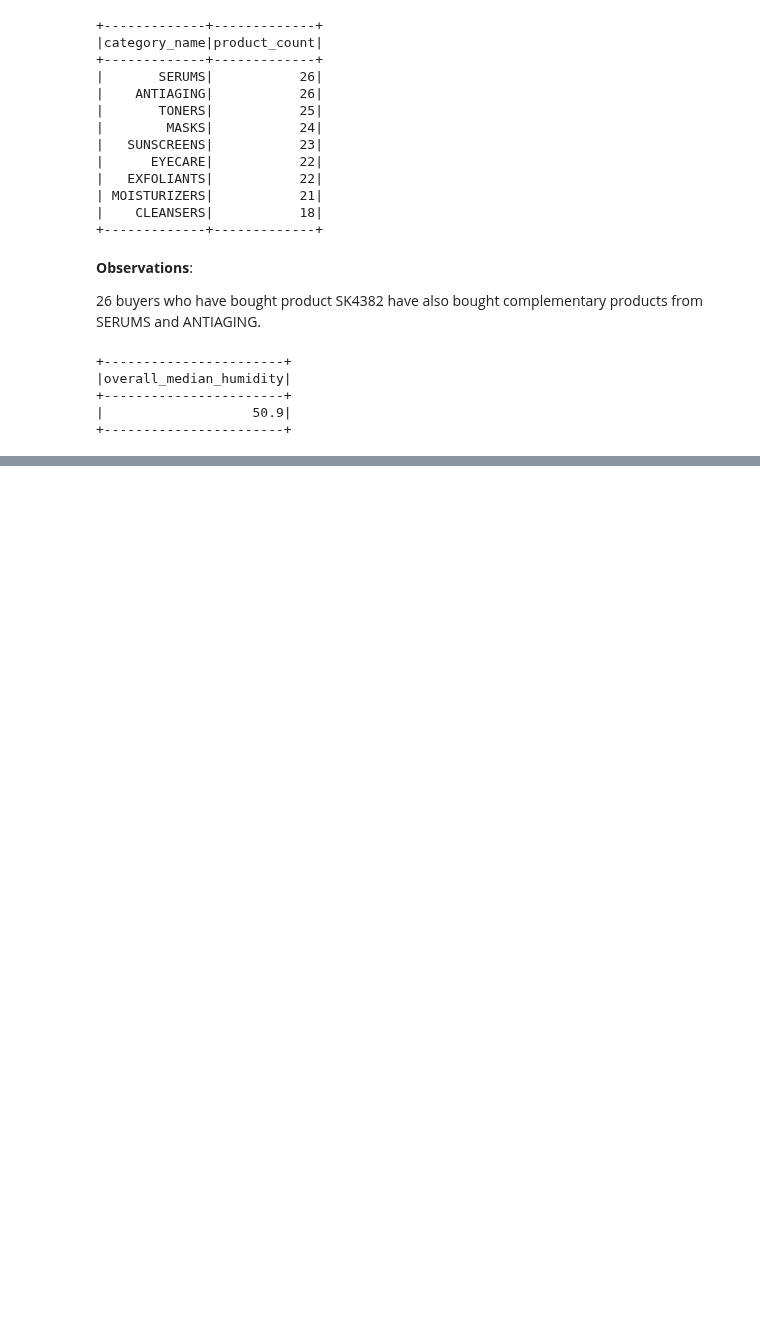
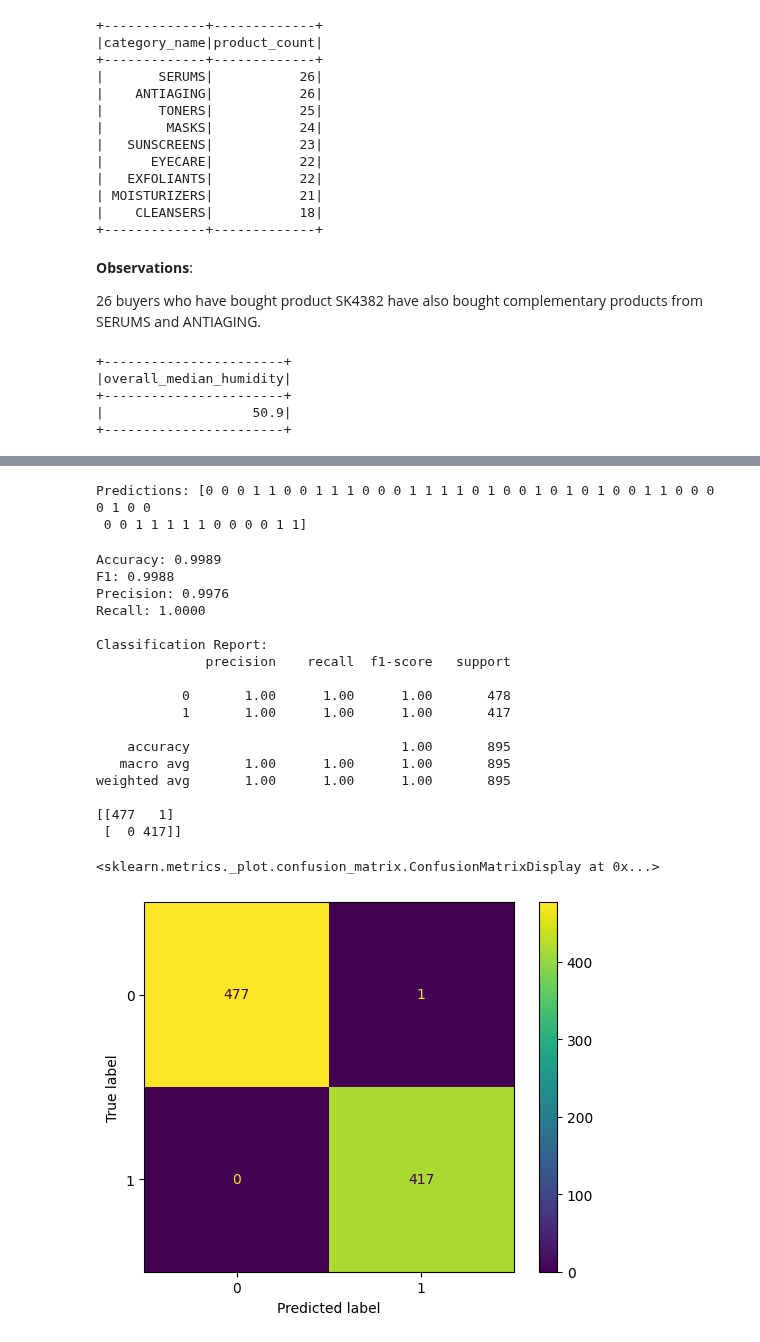
Before and after one commit to bakuncwa/btl_model, a Jupyter notebook: notebooks/skincare_prediction.ipynb, the cells around one changed output, grey strips where cells are left out. Drawn from its saved outputs; the diff is of its cells as text; code cells hidden in the pictures; blank space fills up the shorter version.

Commit message:
Working model and complementary revenue + target definition for humidity conditionals

```diff
--- a/notebooks/skincare_prediction.ipynb
+++ b/notebooks/skincare_prediction.ipynb
@@ -647,0 +672,4 @@ AnalysisException: [UNRESOLVED_COLUMN.WITH_SUGGESTION] A column or function para
+# %%
+data = pdf_sabt[['user_id', 'age', 'product_code', 'category_name',
+       'sum_complementary_revenue', 'sale_date', 'humidity', 'weather_list',
+       'temperature', 'realfeel_list', 'wind_speed', 'target']].copy()
@@ -647,0 +722,11 @@ AnalysisException: [UNRESOLVED_COLUMN.WITH_SUGGESTION] A column or function para
+# %%
+from catboost import CatBoostClassifier
+
+X_train = X_train.astype(str)
+X_test = X_test.astype(str)
+
+cat_features = X_train.select_dtypes(include=['object']).columns.tolist()
+
+model = CatBoostClassifier(iterations=500, depth=6, learning_rate=0.1, verbose=50, eval_metric='F1')
+
+model.fit(X_train, y_train, cat_features=cat_features, eval_set=(X_test, y_test), plot=True)
@@ -647,0 +752,45 @@ AnalysisException: [UNRESOLVED_COLUMN.WITH_SUGGESTION] A column or function para
+# %%
+y_pred = model.predict(X_test)
+
+print(f'Predictions: {y_pred[:50]}')
+# %% [output]
+Predictions: [0 0 0 1 1 0 0 1 1 1 0 0 0 1 1 1 1 0 1 0 0 1 0 1 0 1 0 0 1 1 0 0 0 0 1 0 0
+ 0 0 1 1 1 1 1 0 0 0 0 1 1]
+# %%
+from sklearn.metrics import accuracy_score, precision_score, recall_score, classification_report, f1_score
+
+# Evaluate the model
+print(f'Accuracy: {accuracy_score(y_test, y_pred):.4f}')
+print(f'F1: {f1_score(y_test, y_pred):.4f}')
+print(f'Precision: {precision_score(y_test, y_pred):.4f}')
+print(f'Recall: {recall_score(y_test, y_pred):.4f}')
+
+# Print classification report
+print("\nClassification Report:")
+print(classification_report(y_test, y_pred))
+
+cm_train = confusion_matrix(y_test, y_pred)
+print(cm_train)
+
+cmd_train = ConfusionMatrixDisplay(cm_train)
+cmd_train.plot()
+# %% [output]
+Accuracy: 0.9989
+F1: 0.9988
+Precision: 0.9976
+Recall: 1.0000
+
+Classification Report:
+              precision    recall  f1-score   support
+
+           0       1.00      1.00      1.00       478
+           1       1.00      1.00      1.00       417
+
+    accuracy                           1.00       895
+   macro avg       1.00      1.00      1.00       895
+weighted avg       1.00      1.00      1.00       895
+
+[[477   1]
+ [  0 417]]
+<sklearn.metrics._plot.confusion_matrix.ConfusionMatrixDisplay at 0x...>
+[figure, added]
```
Also changed, not shown: parts of 10 cells of this notebook, 6 other files.
